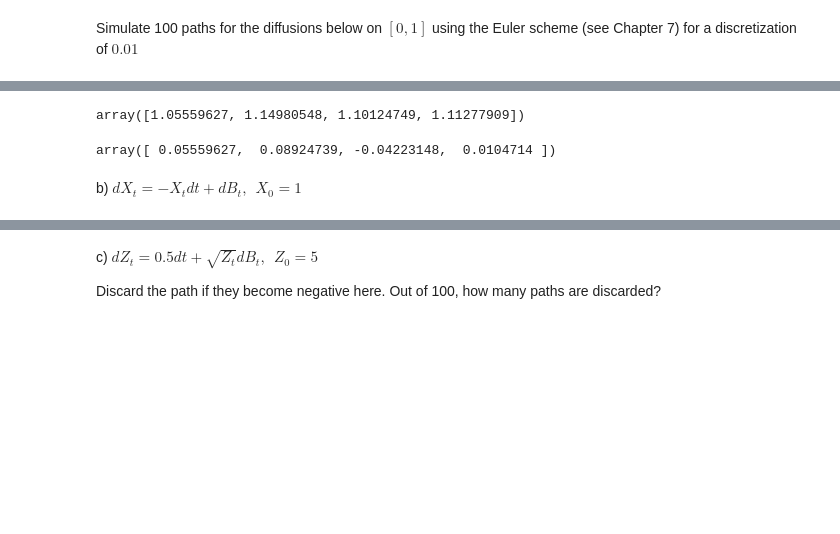
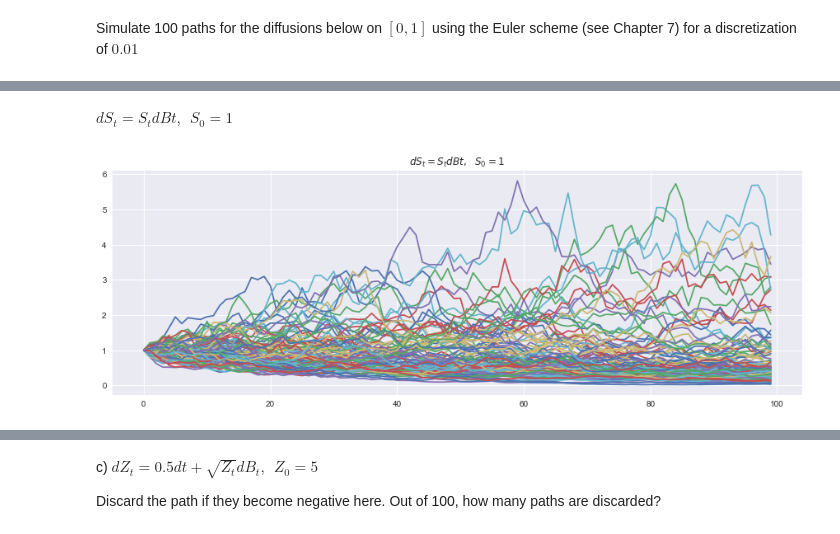
Before and after one commit to raj-rao-rr/MTH_5500, a Jupyter notebook: hw5_mth5500_rao_mahi_chernositov.ipynb, the cells around one changed output, grey strips where cells are left out. Cells and saved outputs as stored; diff of their text form; code cells hidden in the pictures; blank space fills up the shorter version.

```diff
--- a/hw5_mth5500_rao_mahi_chernositov.ipynb
+++ b/hw5_mth5500_rao_mahi_chernositov.ipynb
@@ -48,5 +47,0 @@ array([[ 0.05559627,  0.08924739, -0.04223148, ..., -0.00654884,
-# %%
-temp = 1
-for i in brownian_increments[0][:4]:
-    print(temp + (temp * i))
-    temp += temp * i
@@ -74,10 +48,11 @@ array([1.05559627, 1.14980548, 1.10124749, 1.11277909])
-# %%
-np.apply_along_axis(myFunc, 0, brownian_increments[0][:4], 1, 4)
-# %% [output]
-array([1.05559627, 1.14980548, 1.10124749, 1.11277909])
-# %%
-brownian_increments[0][:4]
-# %% [output]
-array([ 0.05559627,  0.08924739, -0.04223148,  0.0104714 ])
-# %% [markdown]
-b) $dX_t = -X_tdt + dB_t, \ \ X_0 = 1$
+# %% [markdown]
+$dS_t = S_tdBt, \ \ S_0 = 1$
+# %%
+a_plot = np.insert(np.cumprod(np.delete(brownian_increments, obj=99, axis=1)+1,axis=1),0,1,axis=1)
+# %%
+plt.figure(figsize=(15,5))
+plt.title("$dS_t = S_tdBt, \ \ S_0 = 1$")
+for i in a_plot:
+    plt.plot(i)
+# %% [output]
+[figure, added]
```
Also changed, not shown: parts of 9 cells of this notebook.
